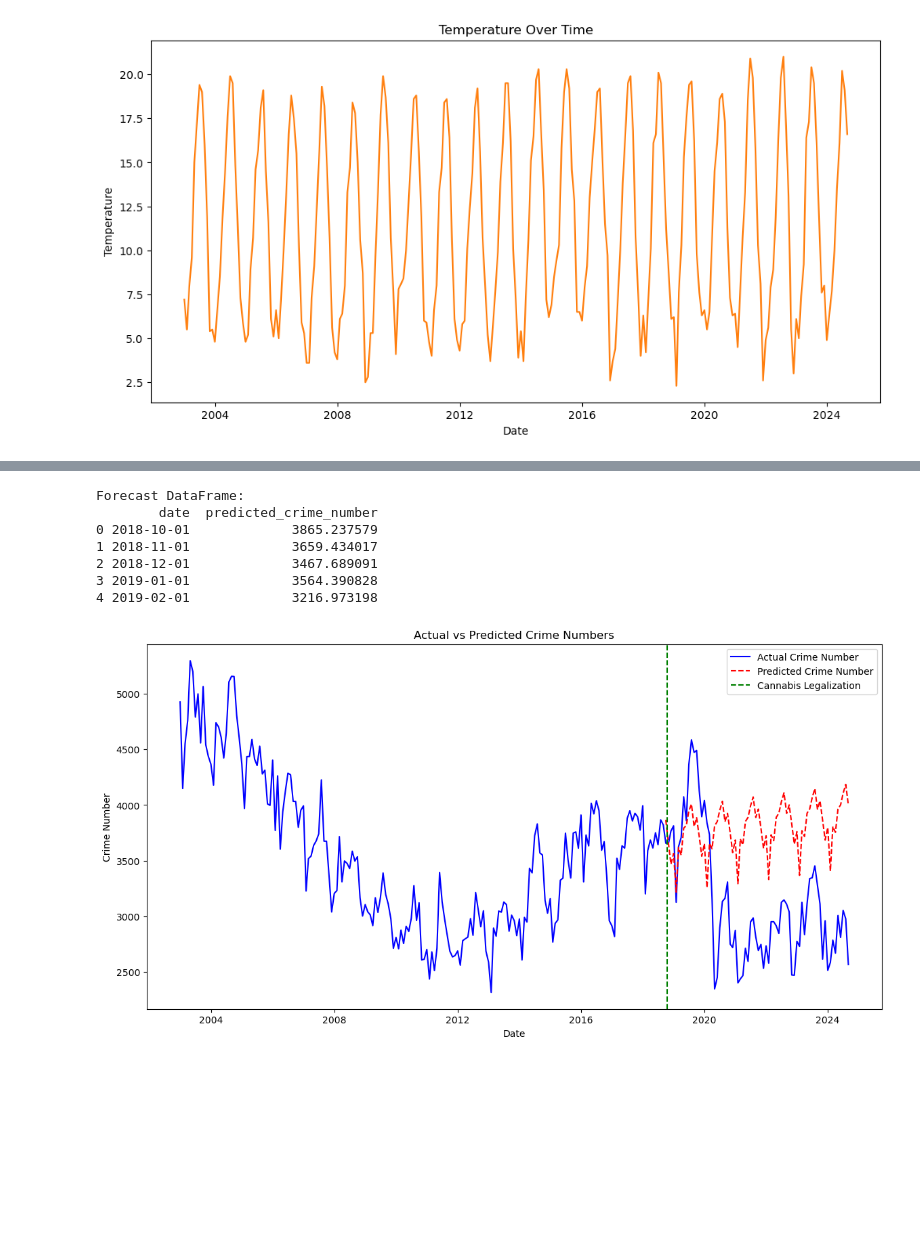
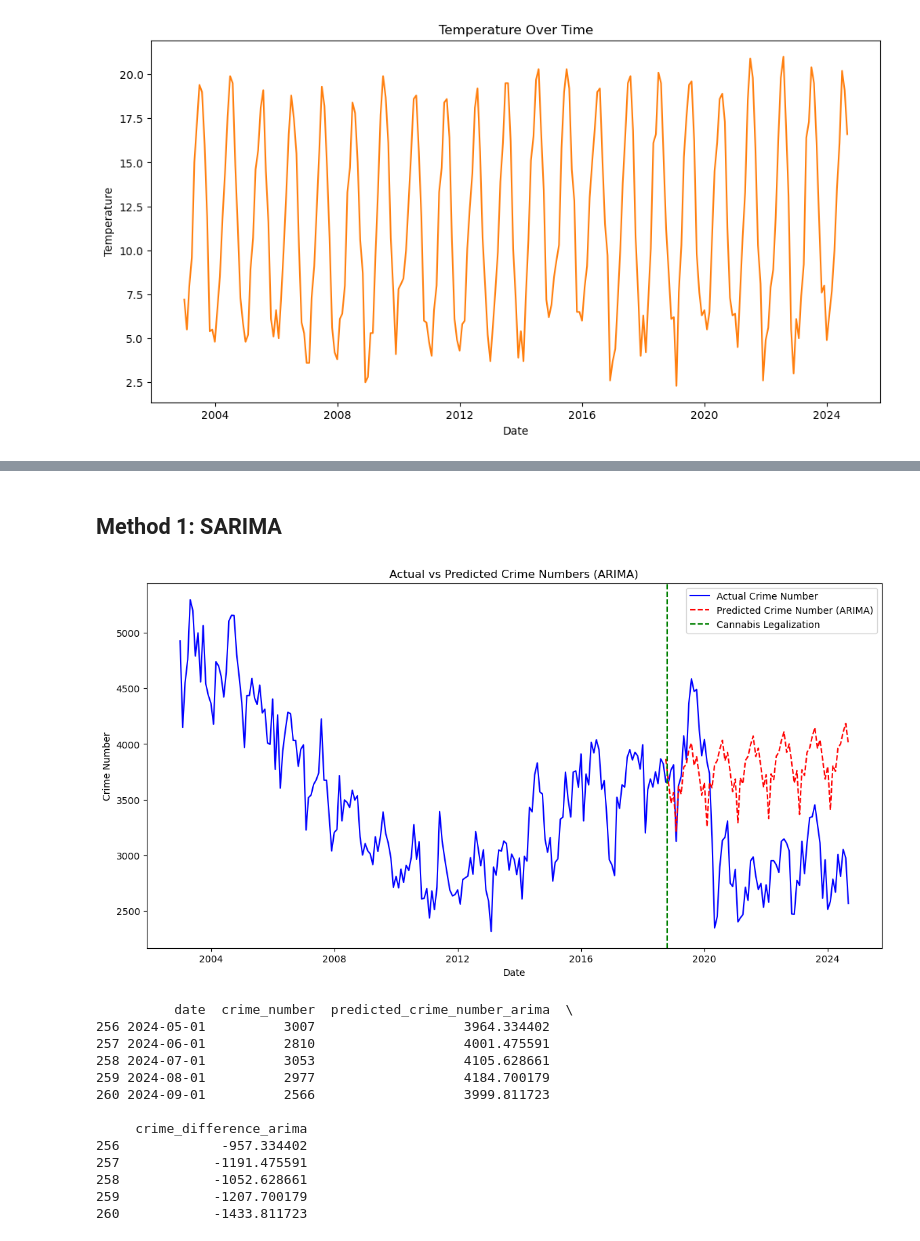
Before and after one commit to HantzeWANG/ECON490, a Jupyter notebook: CrimePrediction.ipynb, the cells around one changed output, grey strips where cells are left out. Cells and saved outputs as stored; diff of their text form; code cells hidden in the pictures; blank space fills up the shorter version.

```diff
--- a/CrimePrediction.ipynb
+++ b/CrimePrediction.ipynb
@@ -168,55 +163,54 @@ merged_df.head(1000)
+# %% [markdown]
+## Method 1: SARIMA
 # %%
-import pandas as pd
-import matplotlib.pyplot as plt
 from statsmodels.tsa.statespace.sarimax import SARIMAX
 
 # Step 1: Filter data to include only dates before October 17, 2018
-pre_legalization_data = merged_df[merged_df['date'] < '2018-10-17']
+pre_legalization_data_arima = merged_df_arima[merged_df_arima['date'] < '2018-10-17']
+crime_series_arima = pre_legalization_data_arima.set_index('date')['crime_number']
+crime_series_arima = crime_series_arima.asfreq('MS')
 
-# Step 2: Prepare the time series data for the 'crime_number' variable
-crime_series = pre_legalization_data.set_index('date')['crime_number']
-crime_series = crime_series.asfreq('MS')
+# Step 2: Define and fit the SARIMA model
+model_arima = SARIMAX(crime_series_arima, order=(1, 1, 1), seasonal_order=(1, 1, 1, 12))
+sarima_model = model_arima.fit(disp=False)
 
+# Step 3: Forecast crime numbers from October 2018 to the end of the dataset
+forecast_start = '2018-10-01'
+forecast_end = merged_df_arima['date'].max()
+forecast_arima = sarima_model.predict(start=forecast_start, end=forecast_end, dynamic=True)
 
-# Step 3: Define and fit the SARIMA model
-model = SARIMAX(crime_series, order=(1, 1, 1), seasonal_order=(1, 1, 1, 12))
-sarima_model = model.fit(disp=False)
+# Step 4: Convert forecast to DataFrame and merge back with merged_df_arima
+forecast_df_arima = forecast_arima.reset_index()
+forecast_df_arima.columns = ['date', 'predicted_crime_number_arima']
+merged_df_arima = pd.merge(merged_df_arima, forecast_df_arima, how='left', on='date')
 
-# Step 4: Forecast crime numbers from October 2018 to the end of the dataset
-forecast_start = '2018-10-01'
-forecast_end = merged_df['date'].max()
-forecast = sarima_model.predict(start=forecast_start, end=forecast_end, dynamic=True)
-
-# Step 5: Convert forecast to DataFrame and check it
-forecast_df = forecast.reset_index()
-forecast_df.columns = ['date', 'predicted_crime_number']
-print("Forecast DataFrame:")
-print(forecast_df.head())  # Check if forecast_df has the expected structure
-
-# Step 6: Merge the forecast with the original data to ensure alignment
-merged_df = pd.merge(merged_df, forecast_df, how='left', on='date')
-
-# Step 7: Plot actual vs. predicted crime numbers
+# Step 5: Plot actual vs. predicted crime numbers using only merged_df_arima
 legalization_date = pd.to_datetime('2018-10-17')
 plt.figure(figsize=(14, 7))
-plt.plot(merged_df['date'], merged_df['crime_number'], label="Actual Crime Number", color="blue")
-plt.plot(merged_df['date'], merged_df['predicted_crime_number'], label="Predicted Crime Number", color="red", linestyle="--")
+plt.plot(merged_df_arima['date'], merged_df_arima['crime_number'], label="Actual Crime Number", color="blue")
+plt.plot(merged_df_arima['date'], merged_df_arima['predicted_crime_number_arima'], label="Predicted Crime Number (ARIMA)", color="red", linestyle="--")
 plt.axvline(x=legalization_date, color='green', linestyle='--', label='Cannabis Legalization')
 plt.xlabel("Date")
 plt.ylabel("Crime Number")
-plt.title("Actual vs Predicted Crime Numbers")
+plt.title("Actual vs Predicted Crime Numbers (ARIMA)")
 plt.legend()
 plt.show()
 
-# Step 8: Calculate and print the difference to quantify the impact
-merged_df['crime_difference'] = merged_df['crime_number'] - merged_df['predicted_crime_number']
-print(merged_df[['date', 'crime_number', 'predicted_crime_number', 'crime_difference']].tail(15))
+# Step 6: Calculate and print the difference to quantify the impact
+merged_df_arima['crime_difference_arima'] = merged_df_arima['crime_number'] - merged_df_arima['predicted_crime_number_arima']
+print(merged_df_arima[['date', 'crime_number', 'predicted_crime_number_arima', 'crime_difference_arima']].tail(5))
 # %% [output]
+[figure, new version]
-Forecast DataFrame:
-        date  predicted_crime_number
-0 2018-10-01             3865.237579
-1 2018-11-01             3659.434017
-2 2018-12-01             3467.689091
-3 2019-01-01             3564.390828
-4 2019-02-01             3216.973198
+          date  crime_number  predicted_crime_number_arima  \
+256 2024-05-01          3007                   3964.334402
+257 2024-06-01          2810                   4001.475591
+258 2024-07-01          3053                   4105.628661
+259 2024-08-01          2977                   4184.700179
+260 2024-09-01          2566                   3999.811723
+
+     crime_difference_arima
+256             -957.334402
+257            -1191.475591
+258            -1052.628661
+259            -1207.700179
+260            -1433.811723
-[figure, old version]
```
Also changed, not shown: parts of 7 cells of this notebook.
